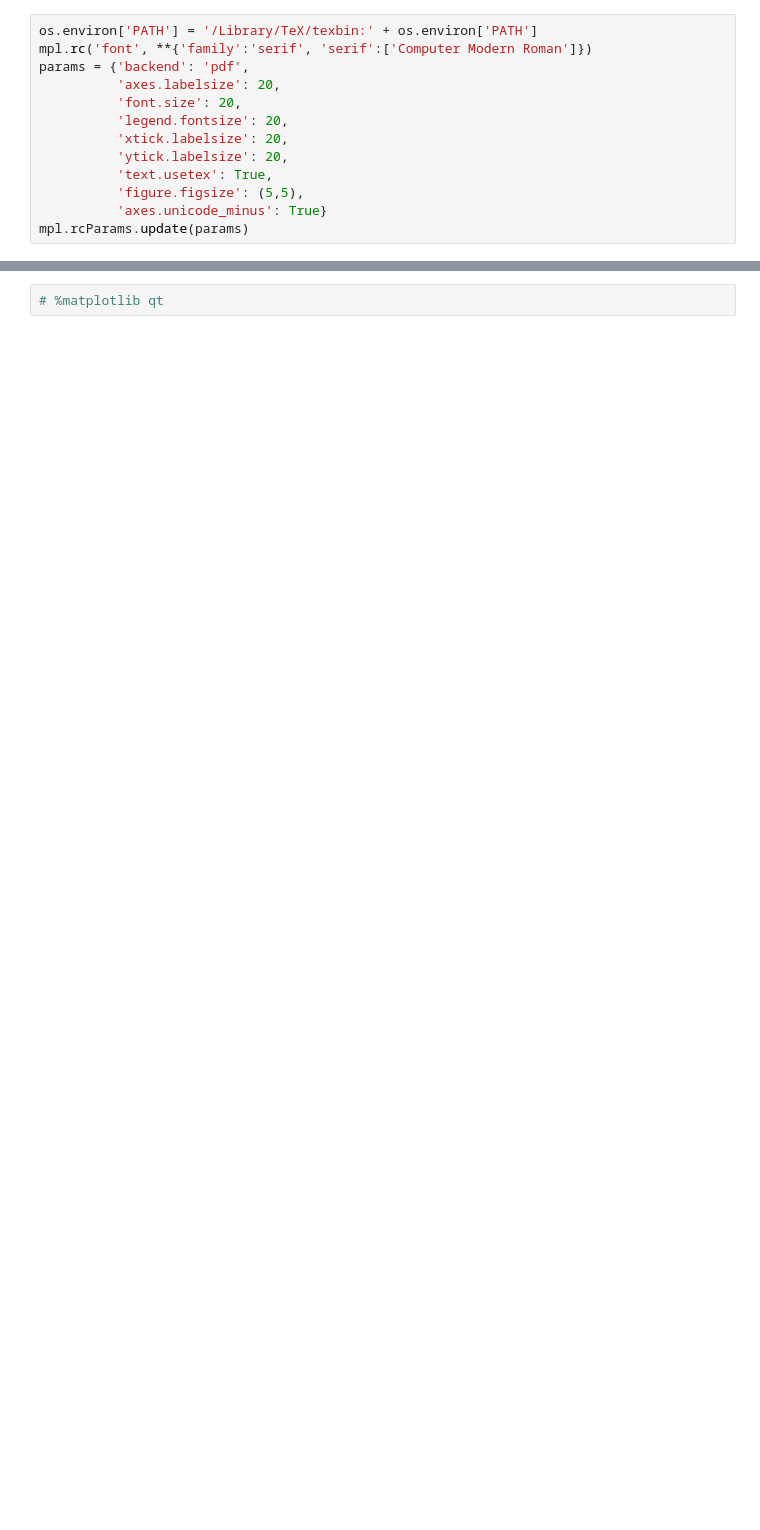
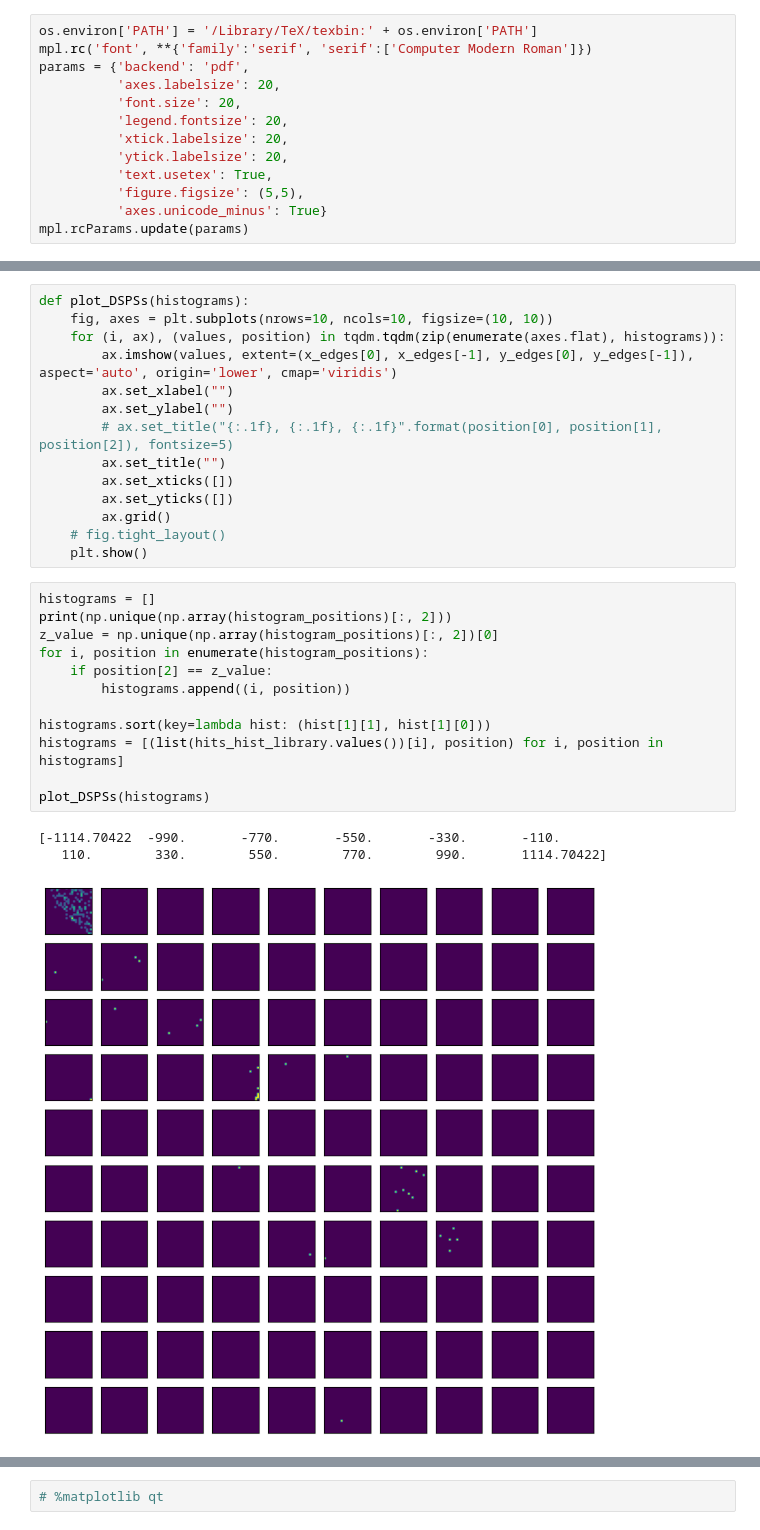
Before and after one commit to Noah-Everett/DSPS-Detector, a Jupyter notebook: analysis/preliminary.ipynb, the cells around one changed output, grey strips where cells are left out. Cells and saved outputs as stored; diff of their text form; blank space fills up the shorter version.

```diff
--- a/analysis/preliminary.ipynb
+++ b/analysis/preliminary.ipynb
@@ -133,0 +124,30 @@ fig.show()
+# %%
+def plot_DSPSs(histograms):
+    fig, axes = plt.subplots(nrows=10, ncols=10, figsize=(10, 10))
+    for (i, ax), (values, position) in tqdm.tqdm(zip(enumerate(axes.flat), histograms)):
+        ax.imshow(values, extent=(x_edges[0], x_edges[-1], y_edges[0], y_edges[-1]), aspect='auto', origin='lower', cmap='viridis')
+        ax.set_xlabel("")
+        ax.set_ylabel("")
+        # ax.set_title("{:.1f}, {:.1f}, {:.1f}".format(position[0], position[1], position[2]), fontsize=5)
+        ax.set_title("")
+        ax.set_xticks([])
+        ax.set_yticks([])
+        ax.grid()
+    # fig.tight_layout()
+    plt.show()
+# %%
+histograms = []
+print(np.unique(np.array(histogram_positions)[:, 2]))
+z_value = np.unique(np.array(histogram_positions)[:, 2])[0]
+for i, position in enumerate(histogram_positions):
+    if position[2] == z_value:
+        histograms.append((i, position))
+
+histograms.sort(key=lambda hist: (hist[1][1], hist[1][0]))
+histograms = [(list(hits_hist_library.values())[i], position) for i, position in histograms]
+
+plot_DSPSs(histograms)
+# %% [output]
+[-1114.70422  -990.       -770.       -550.       -330.       -110.
+   110.        330.        550.        770.        990.       1114.70422]
+[figure, added]
```
Also changed, not shown: parts of 14 cells of this notebook, 31 other files.
